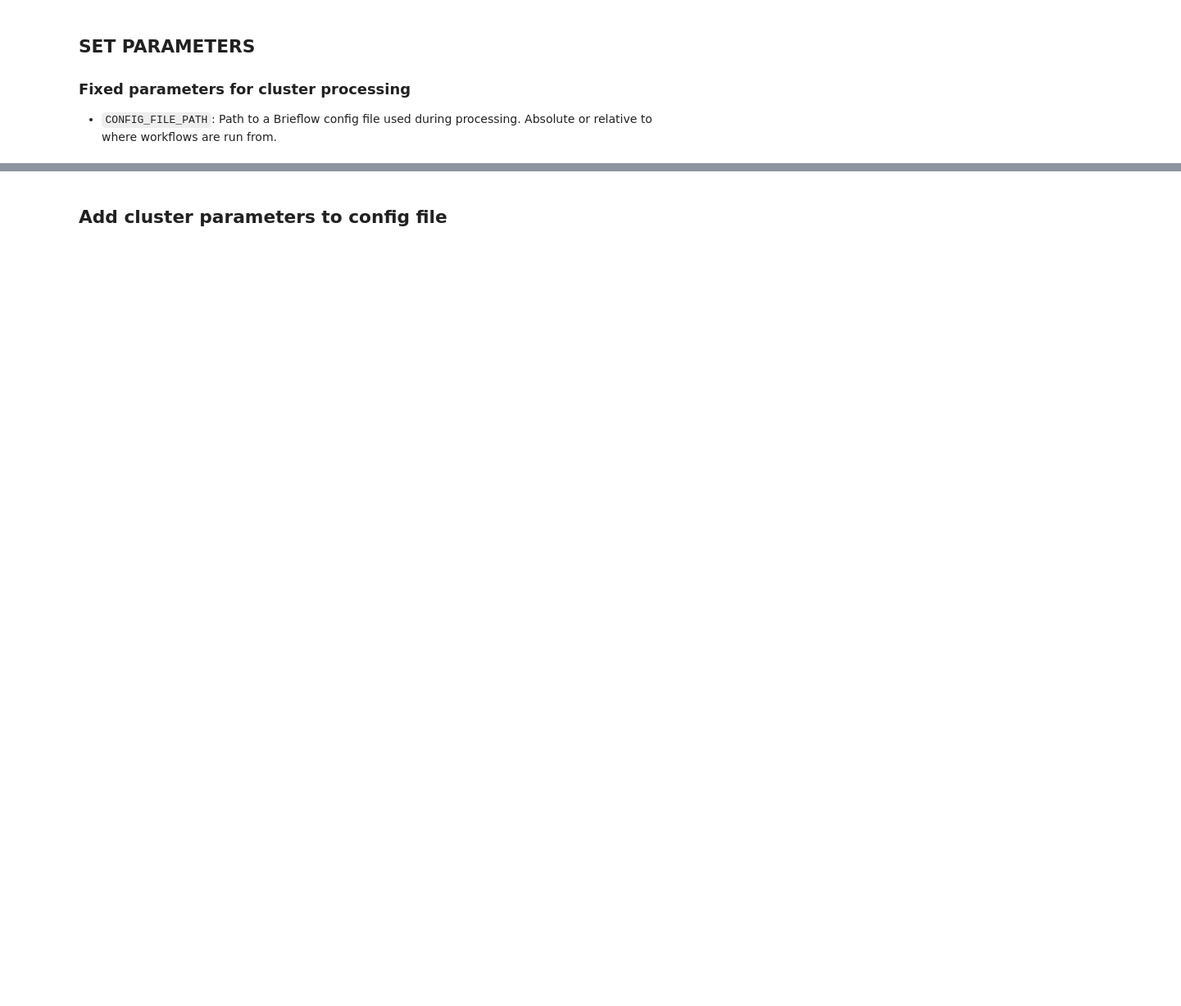
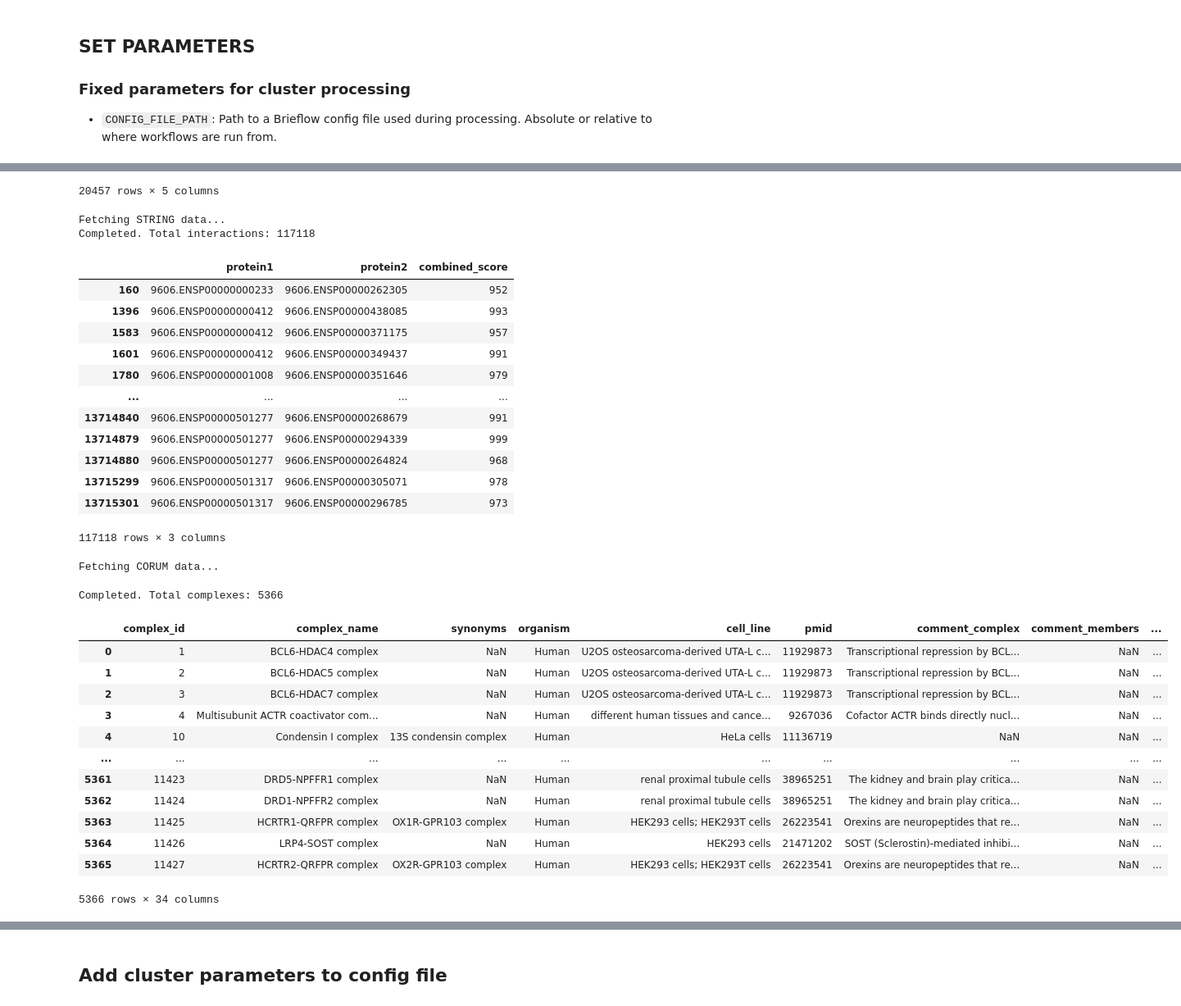
Before and after one commit to cheeseman-lab/brieflow, a Jupyter notebook: example_analysis/9.configure_cluster_params.ipynb, the cells around one changed output, grey strips where cells are left out. Shown at 82% size. Drawn from its saved outputs; the diff is of its cells as text; code cells hidden in the pictures; blank space fills up the shorter version.

```diff
--- a/example_analysis/9.configure_cluster_params.ipynb
+++ b/example_analysis/9.configure_cluster_params.ipynb
@@ -55,0 +275,16 @@ print(corum_data.shape)
+# %%
+# get and save uniprot data
+uniprot_data = get_uniprot_data()
+uniprot_data.to_csv(UNIPROT_DATA_FP, sep="\t", index=False)
+display(uniprot_data)
+
+# get and save string data
+string_data = get_string_data()
+string_data.to_csv(STRING_DATA_FP, sep="\t", index=False)
+display(string_data)
+
+# get and save corum data
+corum_data = get_corum_data()
+corum_data.to_csv(CORUM_DATA_FP, sep="\t", index=False)
+display(corum_data)
+# %% [output]
@@ -55,0 +320,31 @@ print(corum_data.shape)
+20457 rows × 5 columns
+Fetching STRING data...
+Completed. Total interactions: 117118
+|  | protein1 | protein2 | combined_score |
+| 160 | 9606.ENSP00000000233 | 9606.ENSP00000262305 | 952 |
+| 1396 | 9606.ENSP00000000412 | 9606.ENSP00000438085 | 993 |
+| 1583 | 9606.ENSP00000000412 | 9606.ENSP00000371175 | 957 |
+| 1601 | 9606.ENSP00000000412 | 9606.ENSP00000349437 | 991 |
+| 1780 | 9606.ENSP00000001008 | 9606.ENSP00000351646 | 979 |
+| ... | ... | ... | ... |
+| 13714840 | 9606.ENSP00000501277 | 9606.ENSP00000268679 | 991 |
+| 13714879 | 9606.ENSP00000501277 | 9606.ENSP00000294339 | 999 |
+| 13714880 | 9606.ENSP00000501277 | 9606.ENSP00000264824 | 968 |
+| 13715299 | 9606.ENSP00000501317 | 9606.ENSP00000305071 | 978 |
+| 13715301 | 9606.ENSP00000501317 | 9606.ENSP00000296785 | 973 |
+117118 rows × 3 columns
+Fetching CORUM data...
+Completed. Total complexes: 5366
+|  | complex_id | complex_name | synonyms | organism | cell_line | pmid | comment_complex | comment_members | ... |
+| 0 | 1 | BCL6-HDAC4 complex | NaN | Human | U2OS osteosarcoma-derived UTA-L c... | 11929873 | Transcriptional repression by BCL... | NaN | ... |
+| 1 | 2 | BCL6-HDAC5 complex | NaN | Human | U2OS osteosarcoma-derived UTA-L c... | 11929873 | Transcriptional repression by BCL... | NaN | ... |
+| 2 | 3 | BCL6-HDAC7 complex | NaN | Human | U2OS osteosarcoma-derived UTA-L c... | 11929873 | Transcriptional repression by BCL... | NaN | ... |
+| 3 | 4 | Multisubunit ACTR coactivator com... | NaN | Human | different human tissues and cance... | 9267036 | Cofactor ACTR binds directly nucl... | NaN | ... |
+| 4 | 10 | Condensin I complex | 13S condensin complex | Human | HeLa cells | 11136719 | NaN | NaN | ... |
+| ... | ... | ... | ... | ... | ... | ... | ... | ... | ... |
+| 5361 | 11423 | DRD5-NPFFR1 complex | NaN | Human | renal proximal tubule cells | 38965251 | The kidney and brain play critica... | NaN | ... |
+| 5362 | 11424 | DRD1-NPFFR2 complex | NaN | Human | renal proximal tubule cells | 38965251 | The kidney and brain play critica... | NaN | ... |
+| 5363 | 11425 | HCRTR1-QRFPR complex | OX1R-GPR103 complex | Human | HEK293 cells; HEK293T cells | 26223541 | Orexins are neuropeptides that re... | NaN | ... |
+| 5364 | 11426 | LRP4-SOST complex | NaN | Human | HEK293 cells | 21471202 | SOST (Sclerostin)-mediated inhibi... | NaN | ... |
+| 5365 | 11427 | HCRTR2-QRFPR complex | OX2R-GPR103 complex | Human | HEK293 cells; HEK293T cells | 26223541 | Orexins are neuropeptides that re... | NaN | ... |
+5366 rows × 34 columns
```
Also changed, not shown: parts of 20 cells of this notebook, 10 other files.
